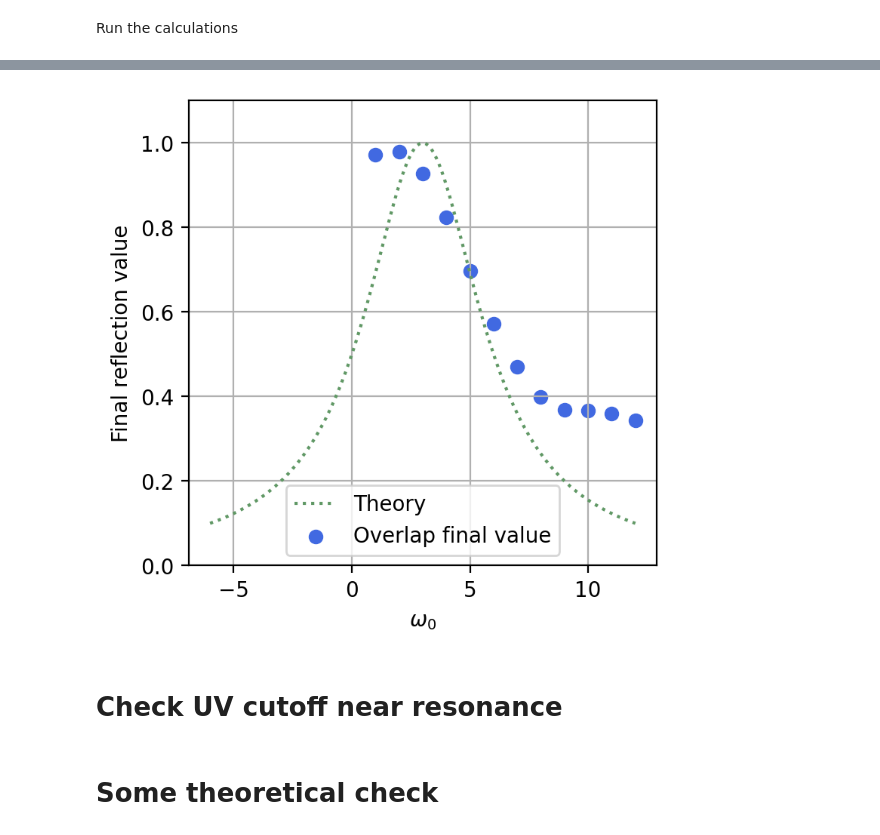
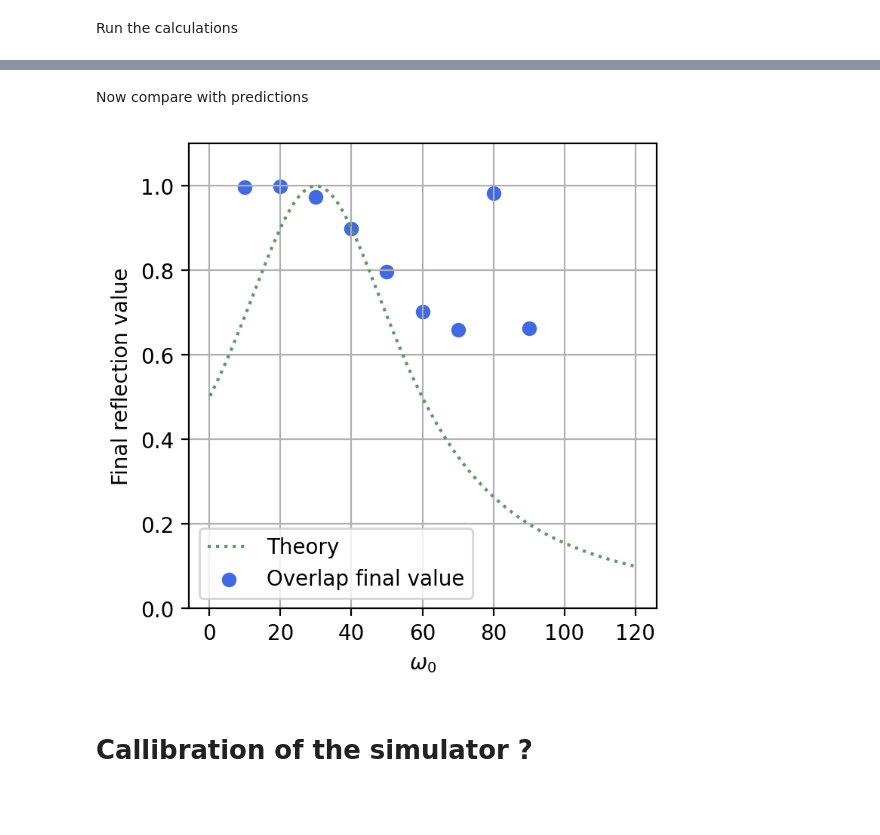
Before and after one commit to rpiron/nii_internship, a Jupyter notebook: single_photon_thesis/interraction_pic_fast.ipynb, the cells around one changed output, grey strips where cells are left out. Saved outputs shown, nothing was run; the diff lists cells and outputs as text; code cells hidden in the pictures; blank space fills up the shorter version.

Commit message:
some tests to callibrate the simulator

```diff
--- a/single_photon_thesis/interraction_pic_fast.ipynb
+++ b/single_photon_thesis/interraction_pic_fast.ipynb
@@ -140,6 +140,8 @@ def get_data_mirror_fast(L, T, dt, omega_0, omega_A, omega_max, g_0, sigma, x_0,
     b_init = 0
 
     c_init = np.exp(-(0.5*(k_tab - omega_0)**2) * sigma**2) * np.exp(-1j * k_tab * x_0)
+    #truncate only to positive modes
+    c_init = c_init[omega_tab >= 0]
     c_init /= np.sqrt(np.sum(np.abs(c_init)**2))  # Normalize the initial state
 
     ##evolve the state
@@ -253,14 +255,14 @@ plt.show()
 # %% [markdown]
 <h1> Reflection against detunning </h1>
 # %%
-L = 5*pi
+L = 10*pi
 T = L/2
 dt = 0.01
 
 #Jaynes-Cummings parameter g_0 and energies
 g_0 = 1
-omega_A = 3
-omega_max = 10
+omega_A = 30
+omega_max = 80
 
 #initial photon wavepacket parameters
 sigma = L/16
@@ -330,19 +335,24 @@ Computing overlap with the initial state...
+# %% [markdown]
+Now compare with predictions
+# %%
+#theoretical curve
+omega_A_phys = 30
+g_0_phys = 1
+gamma_phys = g_0_phys**2 * omega_A_phys
+
+omega_0_tab_theory = np.linspace(omega_A_phys - 3*gamma_phys, omega_A_phys + 3*gamma_phys, 1000)
+omega_0_tab_theory = omega_0_tab_theory[omega_0_tab_theory > 0]
+theory_curve = 1 / (1 + (omega_0_tab_theory - omega_A_phys)**2 / (g_0_phys**2 * omega_A_phys)**2)
 # %%
-#theoretical curve
-omega_0_tab_theory = np.linspace(omega_A - 3*gamma, omega_A + 3*gamma, 1000)
-theory_curve = 1 / (1 + (omega_0_tab_theory - omega_A)**2 / (g_0**2 * omega_A)**2)
-
 fig, ax = plt.subplots(1,1, figsize=(4,4), dpi=resol)
 ax.plot(omega_0_tab_theory, theory_curve, linestyle=':', color="#609865", label='Theory')
 #ax.scatter(omega_0_tab - omega_A, reflection_tab, marker='o', color="blue", label='Numerical')
 ax.scatter(omega_0_tab, 1- overlap_final_tab, marker='o', color="royalblue", label='Overlap final value')
 ax.legend()
 ax.set_xlabel(r'$\omega_0$')
 ax.set_ylabel('Final reflection value')
 ax.set_ylim(0, 1.1)
 ax.grid()
 plt.show()
 # %% [output]
-[figure, old version]
+[figure, new version]
-# %% [markdown]
-<h1> Check UV cutoff near resonance </h1>
@@ -401,2 +359,2 @@ plt.show()
 # %% [markdown]
-<h1> Some theoretical check </h1>
+<h1> Callibration of the simulator ? </h1>
```
Also changed, not shown: parts of 6 cells of this notebook, 4 other files.
